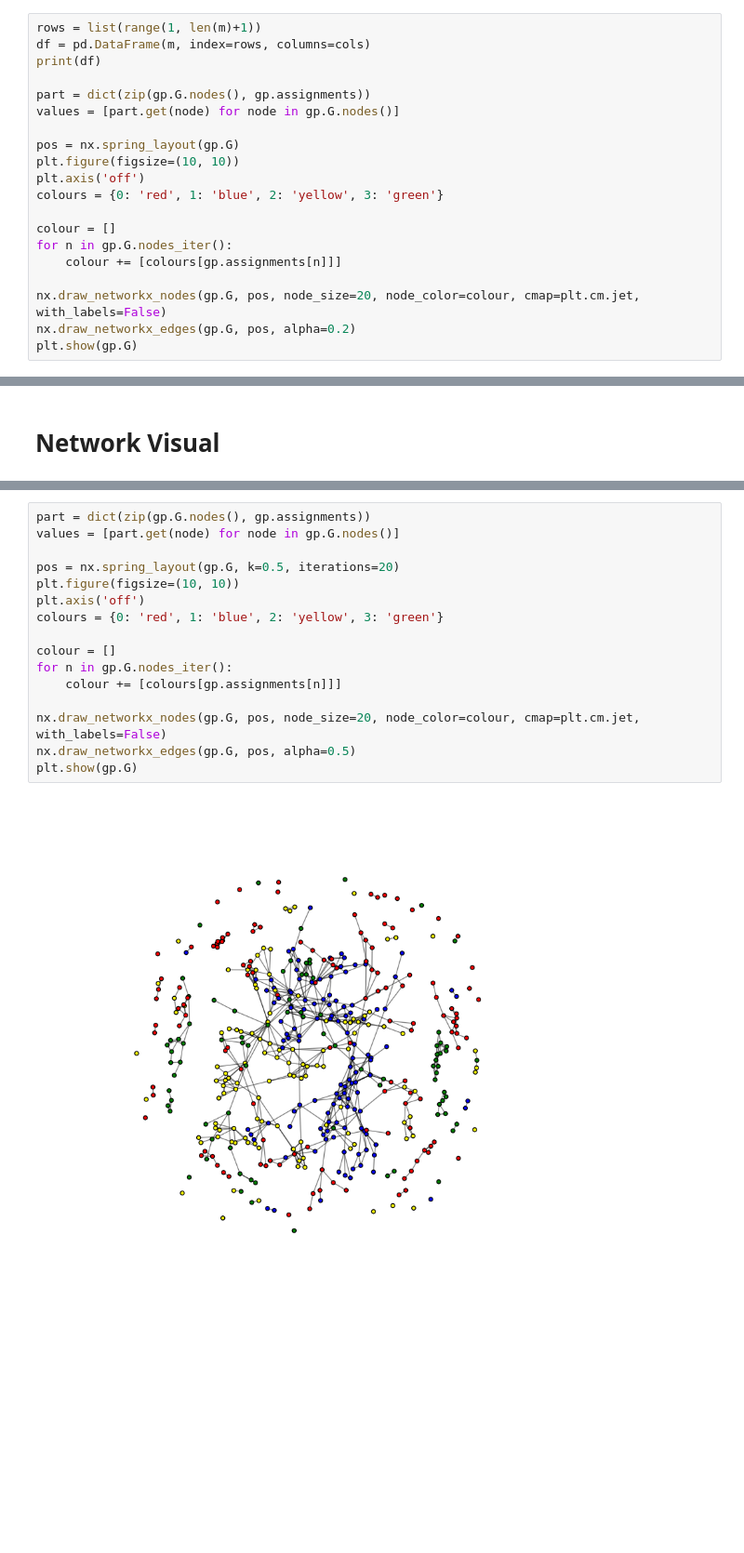
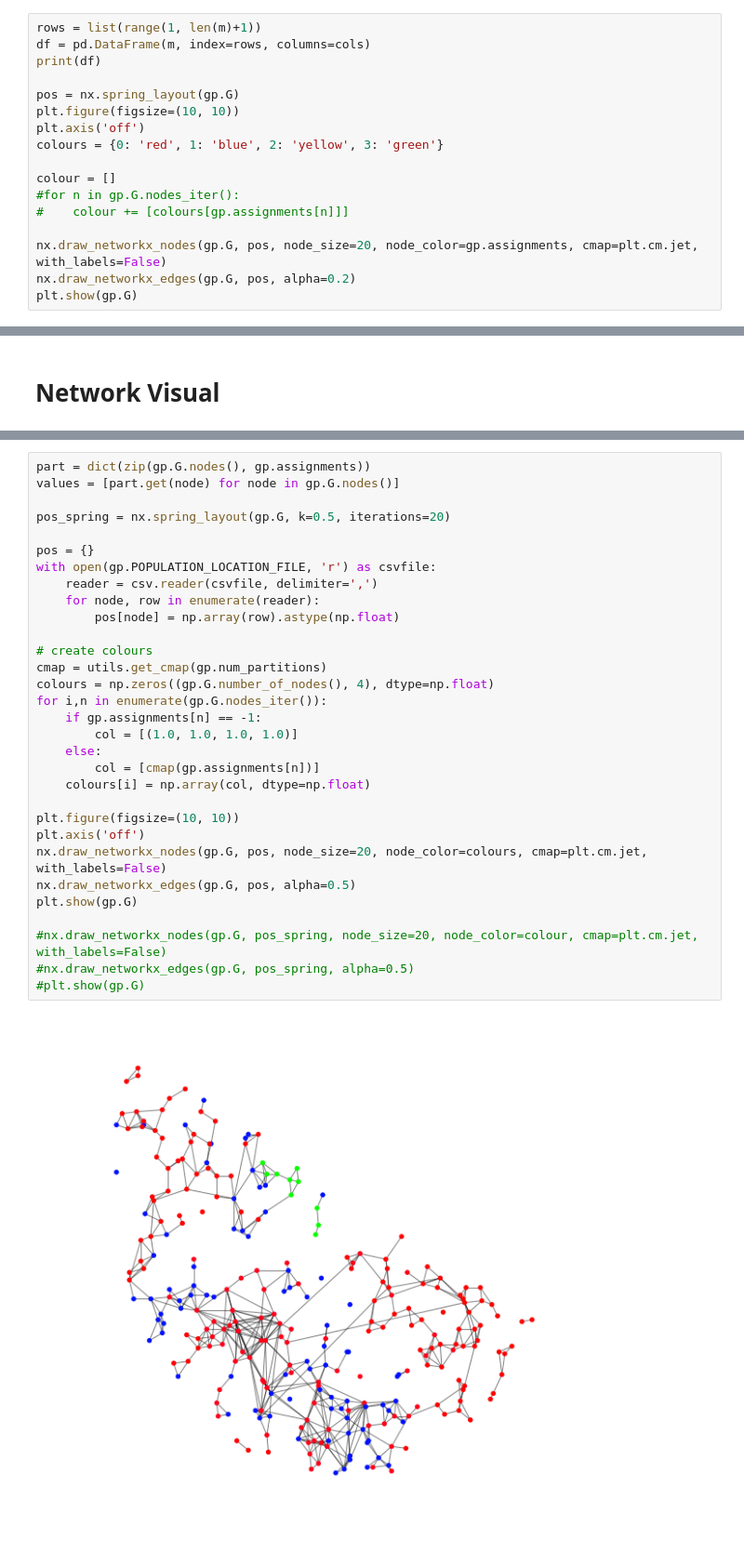
Before and after one commit to sbarakat/graph-partitioning, a Jupyter notebook: graph-partitioning-scotch.ipynb, the cells around one changed output, grey strips where cells are left out. Shown: that part at 93% size. Drawn from its saved outputs; the diff is of its cells as text; blank space fills up the shorter version.

Commit message:
Fixed issues with SCOTCH, it now runs again properly with the latest changes on graph_partitioning

```diff
--- a/graph-partitioning-scotch.ipynb
+++ b/graph-partitioning-scotch.ipynb
@@ -150,9 +199,6 @@ P3: 247.0 (247)
 rows = list(range(1, len(m)+1))
 df = pd.DataFrame(m, index=rows, columns=cols)
 print(df)
-
-part = dict(zip(gp.G.nodes(), gp.assignments))
-values = [part.get(node) for node in gp.G.nodes()]
 
 pos = nx.spring_layout(gp.G)
 plt.figure(figsize=(10, 10))
@@ -160,10 +206,10 @@ plt.axis('off')
 colours = {0: 'red', 1: 'blue', 2: 'yellow', 3: 'green'}
 
 colour = []
-for n in gp.G.nodes_iter():
-    colour += [colours[gp.assignments[n]]]
+#for n in gp.G.nodes_iter():
+#    colour += [colours[gp.assignments[n]]]
 
-nx.draw_networkx_nodes(gp.G, pos, node_size=20, node_color=colour, cmap=plt.cm.jet, with_labels=False)
+nx.draw_networkx_nodes(gp.G, pos, node_size=20, node_color=gp.assignments, cmap=plt.cm.jet, with_labels=False)
 nx.draw_networkx_edges(gp.G, pos, alpha=0.2)
 plt.show(gp.G)
 # %% [output]
@@ -281,18 +307,33 @@ Partition 3
 # %%
 part = dict(zip(gp.G.nodes(), gp.assignments))
 values = [part.get(node) for node in gp.G.nodes()]
 
-pos = nx.spring_layout(gp.G, k=0.5, iterations=20)
+pos_spring = nx.spring_layout(gp.G, k=0.5, iterations=20)
+
+pos = {}
+with open(gp.POPULATION_LOCATION_FILE, 'r') as csvfile:
+    reader = csv.reader(csvfile, delimiter=',')
+    for node, row in enumerate(reader):
+        pos[node] = np.array(row).astype(np.float)
+
+# create colours
+cmap = utils.get_cmap(gp.num_partitions)
+colours = np.zeros((gp.G.number_of_nodes(), 4), dtype=np.float)
+for i,n in enumerate(gp.G.nodes_iter()):
+    if gp.assignments[n] == -1:
+        col = [(1.0, 1.0, 1.0, 1.0)]
+    else:
+        col = [cmap(gp.assignments[n])]
+    colours[i] = np.array(col, dtype=np.float)
+
 plt.figure(figsize=(10, 10))
 plt.axis('off')
-colours = {0: 'red', 1: 'blue', 2: 'yellow', 3: 'green'}
-
-colour = []
-for n in gp.G.nodes_iter():
-    colour += [colours[gp.assignments[n]]]
-
-nx.draw_networkx_nodes(gp.G, pos, node_size=20, node_color=colour, cmap=plt.cm.jet, with_labels=False)
+nx.draw_networkx_nodes(gp.G, pos, node_size=20, node_color=colours, cmap=plt.cm.jet, with_labels=False)
 nx.draw_networkx_edges(gp.G, pos, alpha=0.5)
 plt.show(gp.G)
+
+#nx.draw_networkx_nodes(gp.G, pos_spring, node_size=20, node_color=colour, cmap=plt.cm.jet, with_labels=False)
+#nx.draw_networkx_edges(gp.G, pos_spring, alpha=0.5)
+#plt.show(gp.G)
 # %% [output]
-[figure, old version]
+[figure, new version]
```
Also changed, not shown: parts of 14 cells of this notebook, 2 other files.
